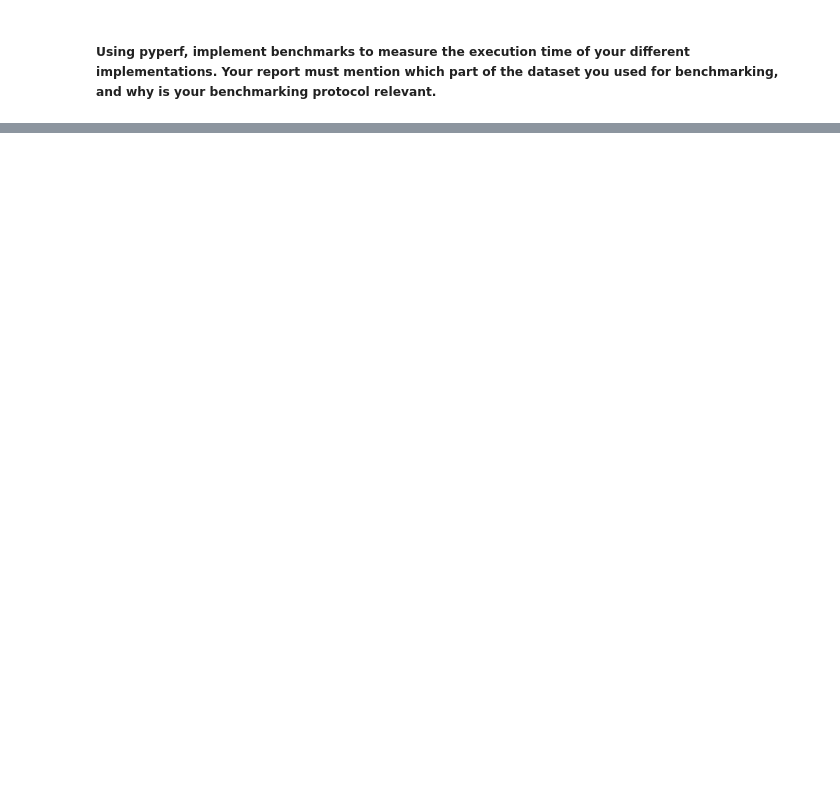
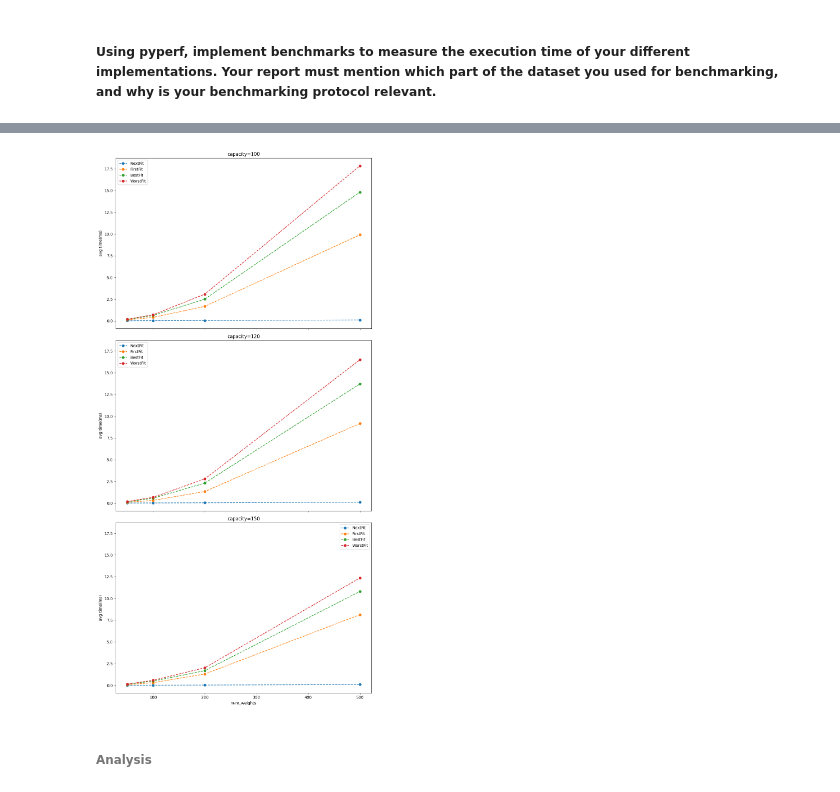
Before and after one commit to nivethakuruparan/bin-packing, a Jupyter notebook: report.ipynb, the cells around one changed output, grey strips where cells are left out. Cells and saved outputs as stored; diff of their text form; code cells hidden in the pictures; blank space fills up the shorter version.

```diff
--- a/report.ipynb
+++ b/report.ipynb
@@ -216,0 +290,4 @@ Benchmarking for Online Algorithms:
+# %%
+bench_datafile = 'time_bench_off.json'
+if not exists(bench_datafile):
+    raise UserWarning('You must execute the benchmark before exploring the results!')
@@ -216,0 +297,18 @@ Benchmarking for Online Algorithms:
+# %%
+obs = extract_observations(bench_datafile)
+# %%
+from itertools import product
+
+algorithms = ['NextFit', 'FirstFit', 'BestFit', 'WorstFit']
+num_weights = [50, 100, 200, 500]
+capacity = [100, 120, 150]
+
+fig, axes = plt.subplots(3,1, sharex = True, sharey=True)
+for x in range(3):
+    plot_time_against_nb_queries(obs, num_weights, algorithms, capacity[x], axes[x])
+
+prettyfy_plot(fig, axes, w = 10, h = 20)
+# %% [output]
+[figure, added]
+# %% [markdown]
+###### Analysis
```
Also changed, not shown: parts of 15 cells of this notebook, 6 other files.
